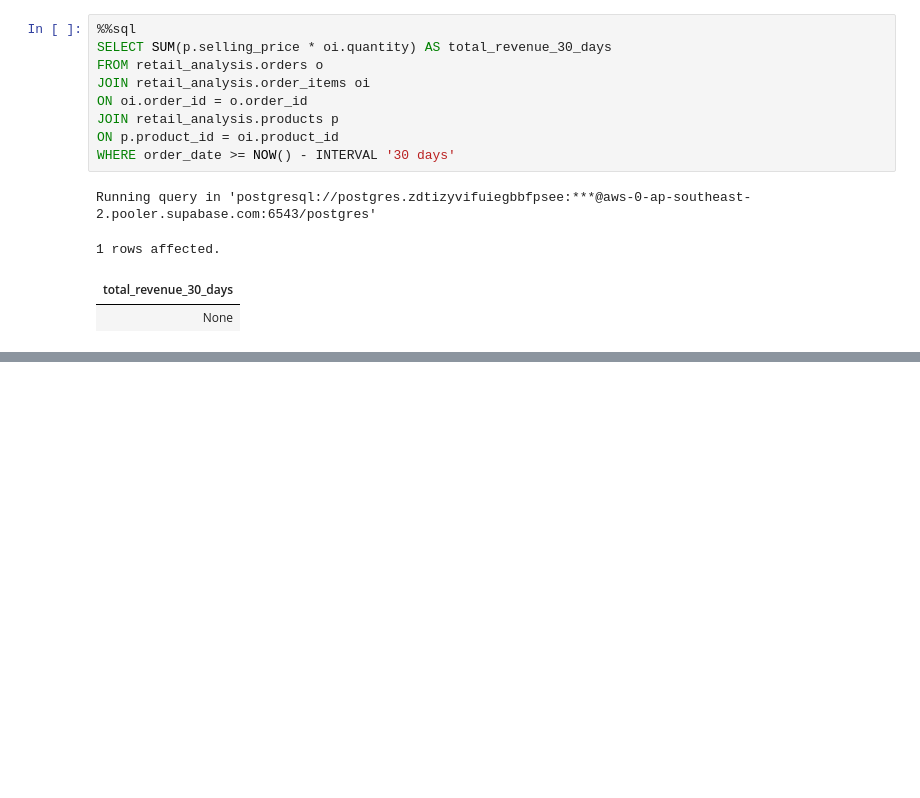
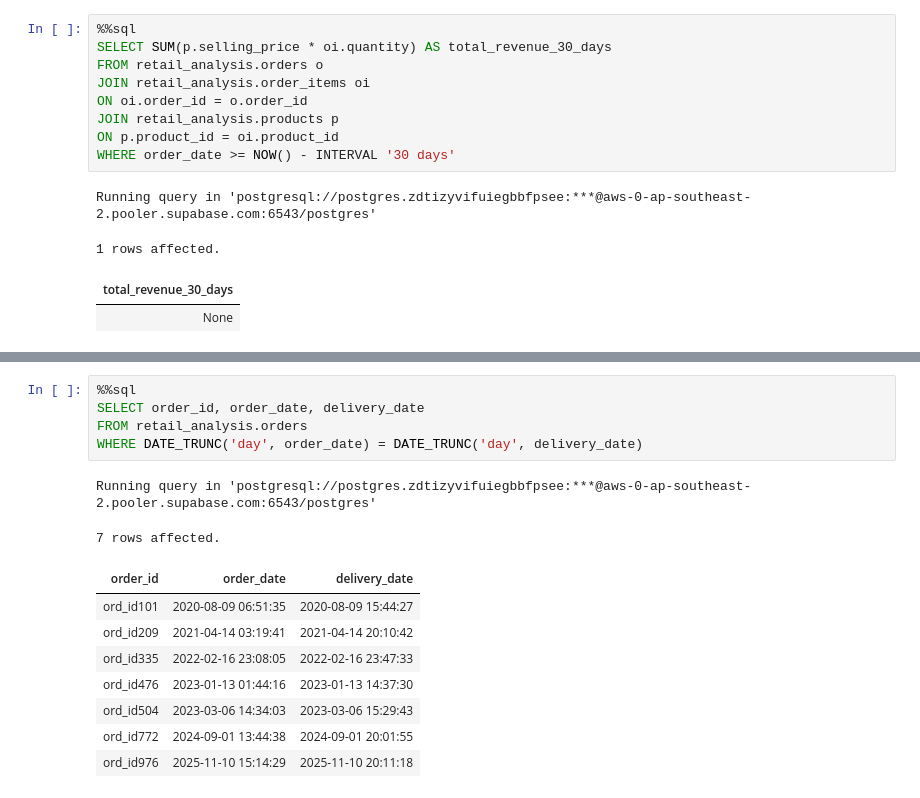
Before and after one commit to umesh-creates/sql_pandas_exercise_and_notes, a Jupyter notebook: retail_analysis exercise/date _and_time.ipynb, the cells around one changed output, grey strips where cells are left out. Saved outputs shown, nothing was run; the diff lists cells and outputs as text; blank space fills up the shorter version.

```diff
--- a/retail_analysis exercise/date _and_time.ipynb
+++ b/retail_analysis exercise/date _and_time.ipynb
@@ -1781 +1793,17 @@ Running query in 'postgresql://postgres.zdtizyvifuiegbbfpsee:***@aws-0-ap-southe
+# %%
+%%sql
+SELECT order_id, order_date, delivery_date
+FROM retail_analysis.orders
+WHERE DATE_TRUNC('day', order_date) = DATE_TRUNC('day', delivery_date)
+# %% [output]
+Running query in 'postgresql://postgres.zdtizyvifuiegbbfpsee:***@aws-0-ap-southeast-2.pooler.supabase.com:6543/postgres'
+7 rows affected.
+| order_id | order_date | delivery_date |
+| ord_id101 | 2020-08-09 06:51:35 | 2020-08-09 15:44:27 |
+| ord_id209 | 2021-04-14 03:19:41 | 2021-04-14 20:10:42 |
+| ord_id335 | 2022-02-16 23:08:05 | 2022-02-16 23:47:33 |
+| ord_id476 | 2023-01-13 01:44:16 | 2023-01-13 14:37:30 |
+| ord_id504 | 2023-03-06 14:34:03 | 2023-03-06 15:29:43 |
+| ord_id772 | 2024-09-01 13:44:38 | 2024-09-01 20:01:55 |
+| ord_id976 | 2025-11-10 15:14:29 | 2025-11-10 20:11:18 |
 # %%
```
Also changed, not shown: parts of 2 cells of this notebook.
